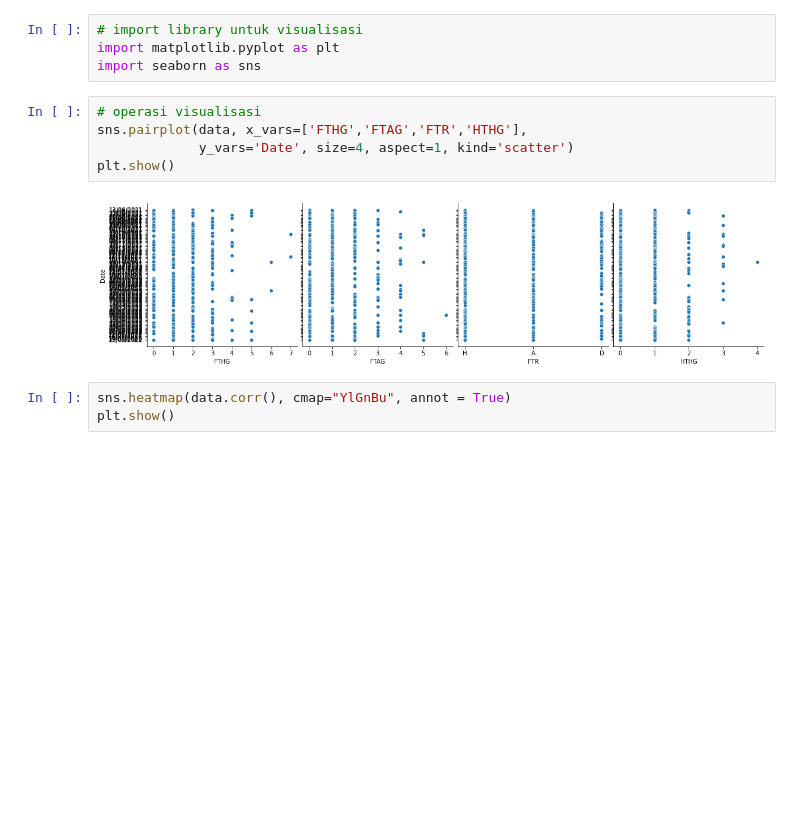
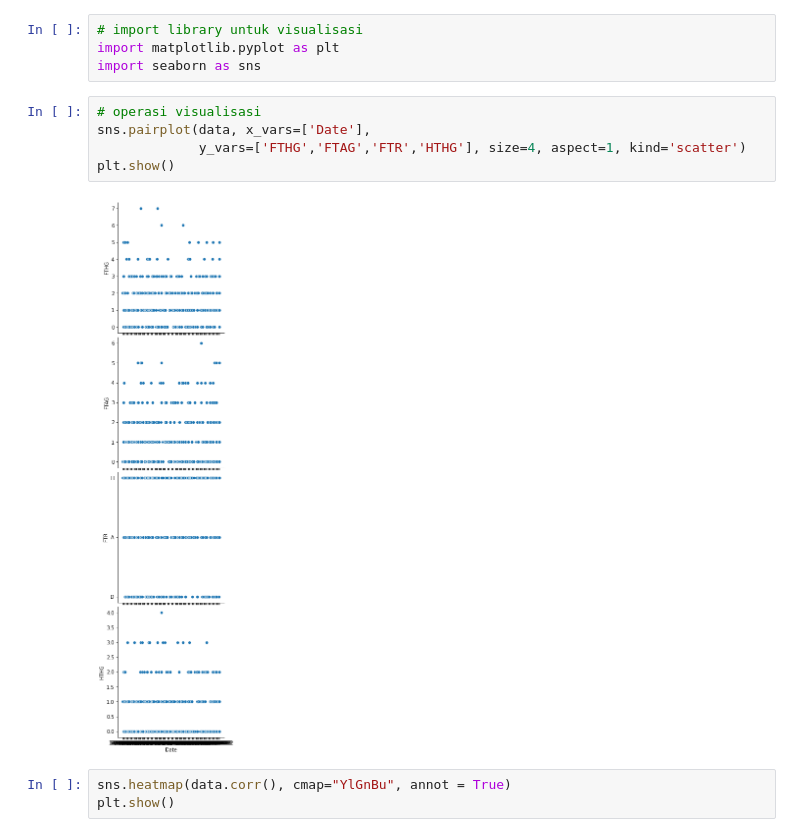
Before and after one commit to SnapeSnoop/MachineLearning, a Jupyter notebook: KUISML1.ipynb, the cells around one changed output. Drawn from its saved outputs; the diff is of its cells as text; blank space fills up the shorter version.

```diff
--- a/KUISML1.ipynb
+++ b/KUISML1.ipynb
@@ -66,11 +66,11 @@ import matplotlib.pyplot as plt
 import seaborn as sns
 # %%
 # operasi visualisasi
-sns.pairplot(data, x_vars=['FTHG','FTAG','FTR','HTHG'],
-             y_vars='Date', size=4, aspect=1, kind='scatter')
+sns.pairplot(data, x_vars=['Date'],
+             y_vars=['FTHG','FTAG','FTR','HTHG'], size=4, aspect=1, kind='scatter')
 plt.show()
 # %% [output]
-[figure, old version]
+[figure, new version]
 # %%
 sns.heatmap(data.corr(), cmap="YlGnBu", annot = True)
 plt.show()
```
Also changed, not shown: parts of 1 cell of this notebook.
